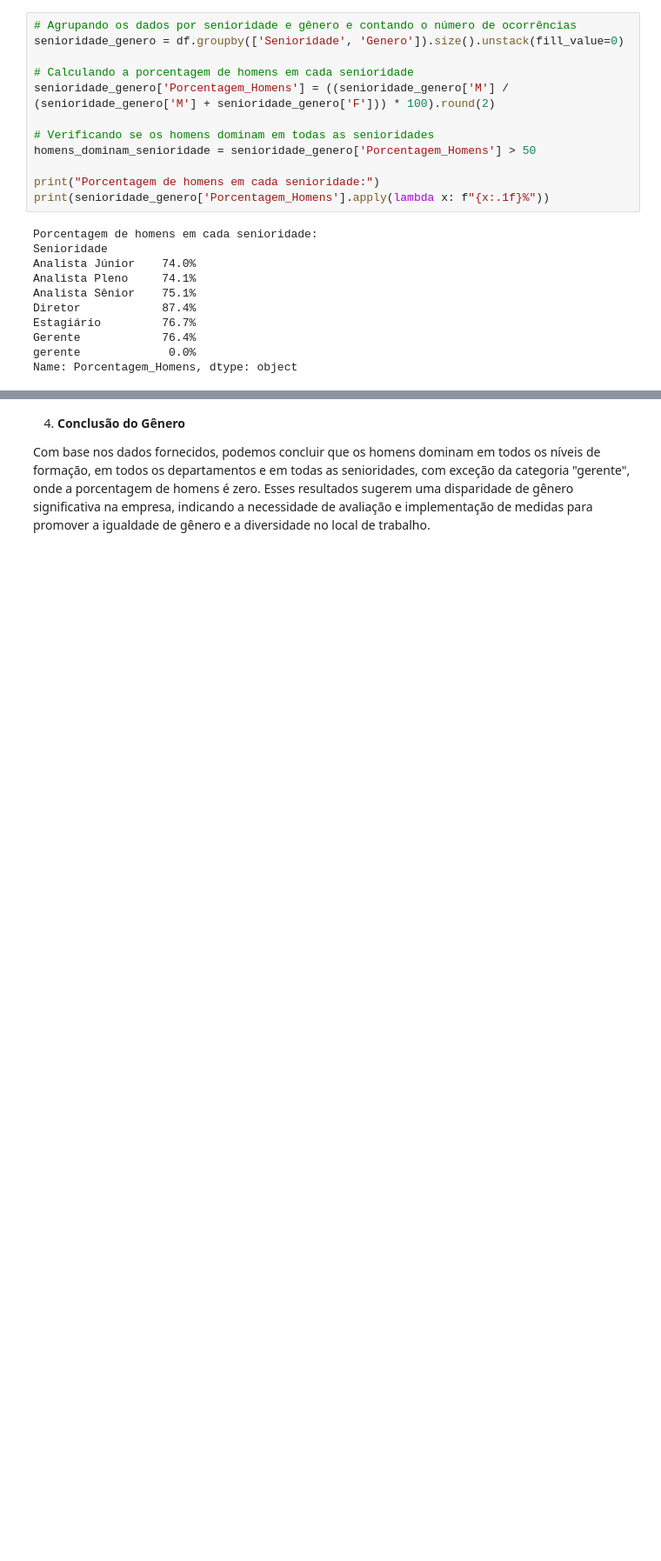
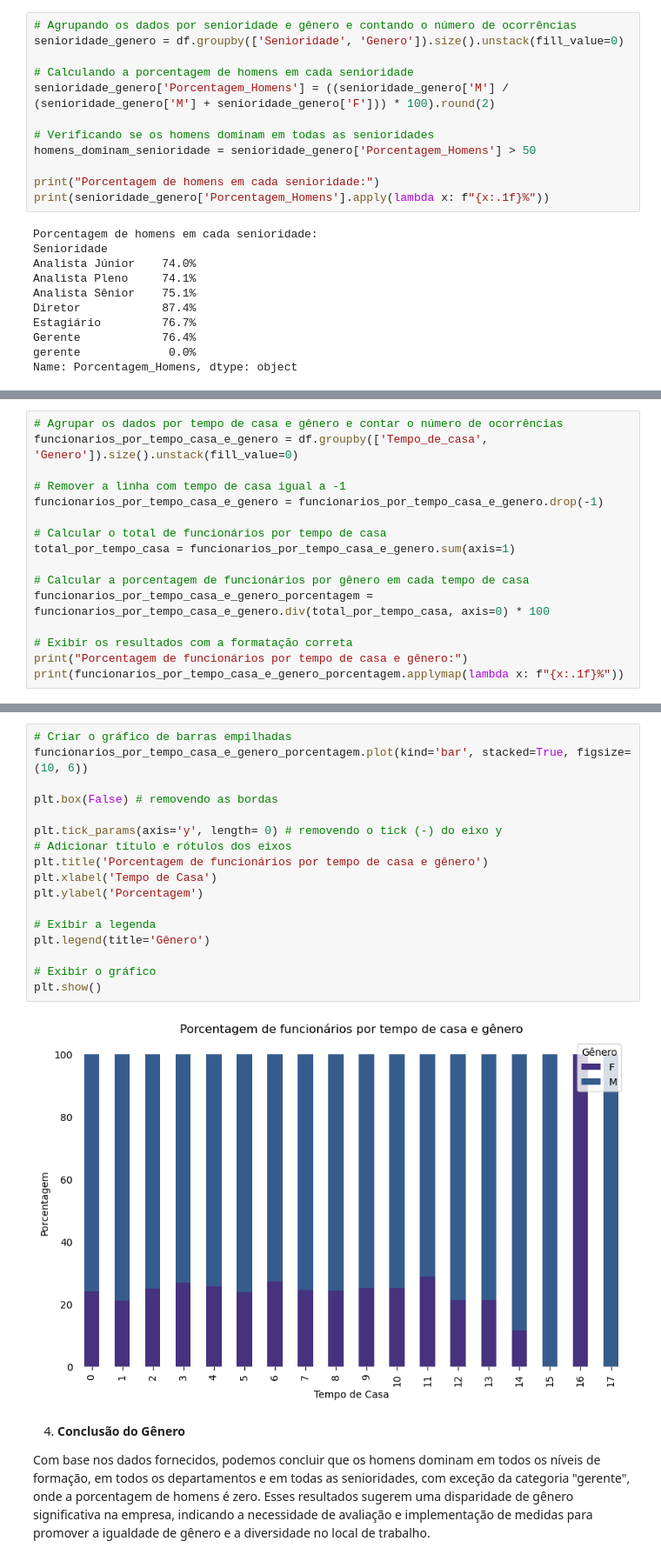
Before and after one commit to pedrolustosab/AdaHack-Dados, a Jupyter notebook: Análise Exploratória.ipynb, the cells around one changed output, grey strips where cells are left out. Shown at 87% size. Saved outputs shown, nothing was run; the diff lists cells and outputs as text; blank space fills up the shorter version.

Commit message:
Análises
Porcentagem de homens em cada senioridade, funcionárias com menos tempo de casa em comparação com os funcionários homens, representatividade de mulheres de grupos minoritários em senioridades

```diff
--- a/Análise Exploratória.ipynb
+++ b/Análise Exploratória.ipynb
@@ -339,0 +328,16 @@ Name: Porcentagem_Homens, dtype: object
+# %%
+# Agrupar os dados por tempo de casa e gênero e contar o número de ocorrências
+funcionarios_por_tempo_casa_e_genero = df.groupby(['Tempo_de_casa', 'Genero']).size().unstack(fill_value=0)
+
+# Remover a linha com tempo de casa igual a -1
+funcionarios_por_tempo_casa_e_genero = funcionarios_por_tempo_casa_e_genero.drop(-1)
+
+# Calcular o total de funcionários por tempo de casa
+total_por_tempo_casa = funcionarios_por_tempo_casa_e_genero.sum(axis=1)
+
+# Calcular a porcentagem de funcionários por gênero em cada tempo de casa
+funcionarios_por_tempo_casa_e_genero_porcentagem = funcionarios_por_tempo_casa_e_genero.div(total_por_tempo_casa, axis=0) * 100
+
+# Exibir os resultados com a formatação correta
+print("Porcentagem de funcionários por tempo de casa e gênero:")
+print(funcionarios_por_tempo_casa_e_genero_porcentagem.applymap(lambda x: f"{x:.1f}%"))
@@ -340,3 +362,22 @@ Name: Porcentagem_Homens, dtype: object
+# %%
+# Criar o gráfico de barras empilhadas
+funcionarios_por_tempo_casa_e_genero_porcentagem.plot(kind='bar', stacked=True, figsize=(10, 6))
+
+plt.box(False) # removendo as bordas
+
+plt.tick_params(axis='y', length= 0) # removendo o tick (-) do eixo y
+# Adicionar título e rótulos dos eixos
+plt.title('Porcentagem de funcionários por tempo de casa e gênero')
+plt.xlabel('Tempo de Casa')
+plt.ylabel('Porcentagem')
+
+# Exibir a legenda
+plt.legend(title='Gênero')
+
+# Exibir o gráfico
+plt.show()
+# %% [output]
+[figure, added]
 # %% [markdown]
 4. **Conclusão do Gênero**
 
```
Also changed, not shown: parts of 12 cells of this notebook.
